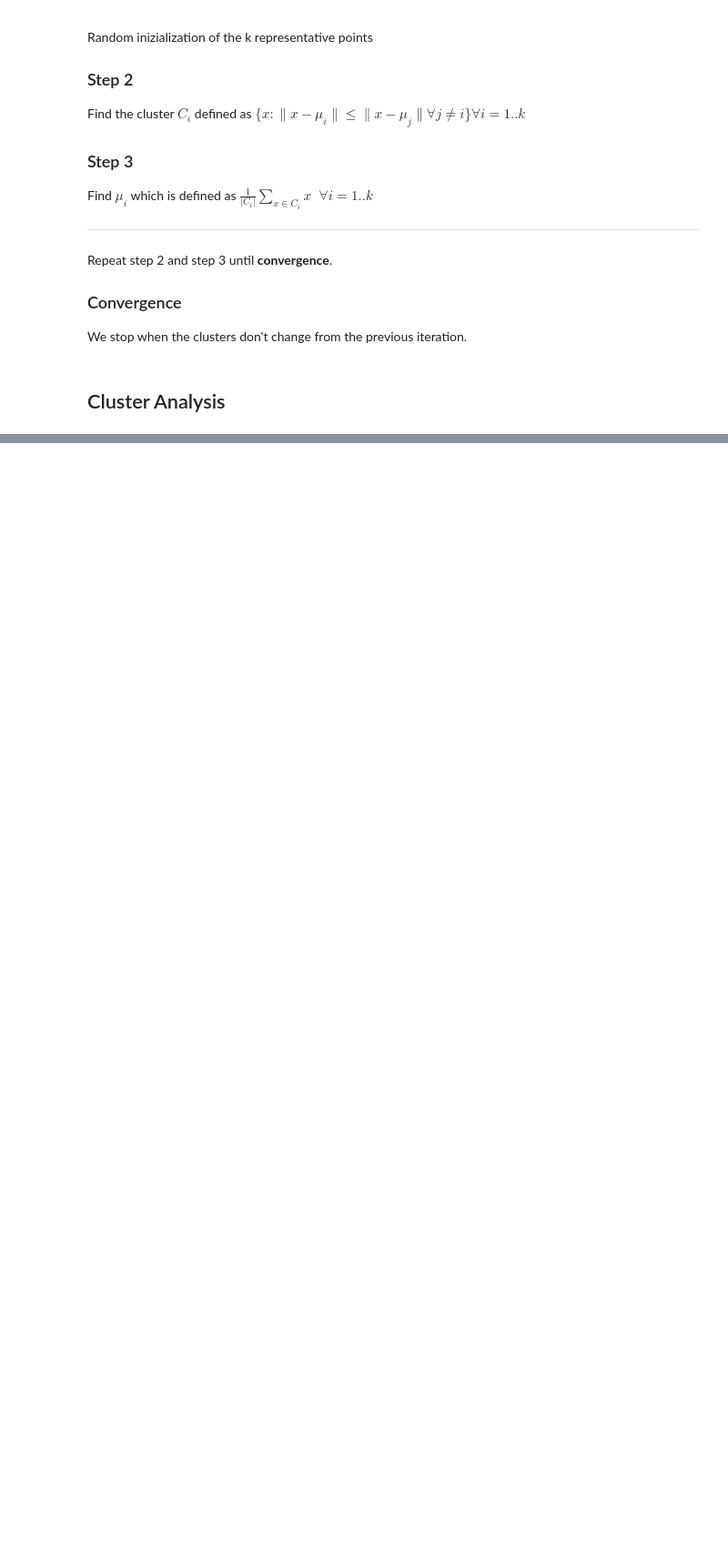
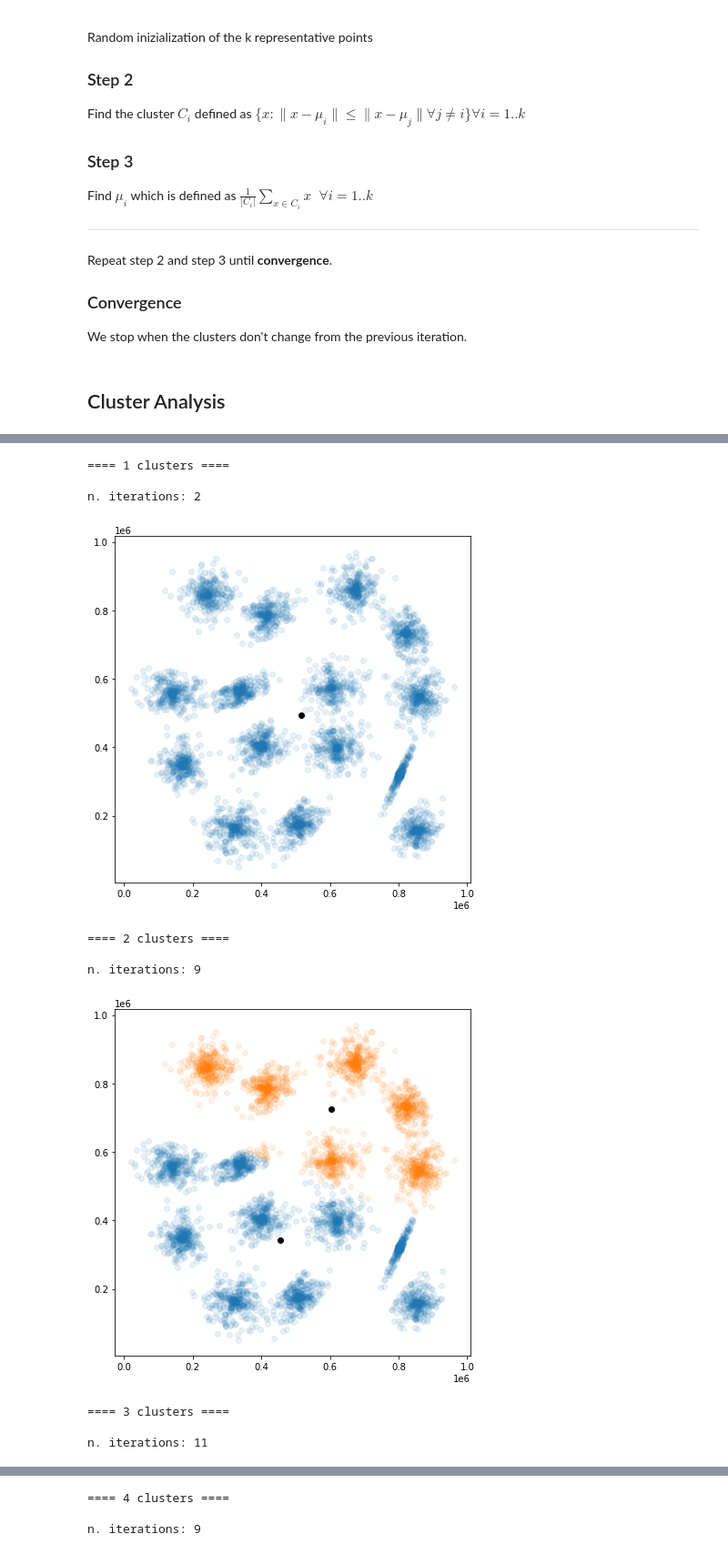
Before and after one commit to domenicocinque/ADM-HW4, a Jupyter notebook: HW4_Q2.ipynb, the cells around one changed output, grey strips where cells are left out. Shown at 91% size. Cells and saved outputs as stored; diff of their text form; code cells hidden in the pictures; blank space fills up the shorter version.

Commit message:
elbow

```diff
--- a/HW4_Q2.ipynb
+++ b/HW4_Q2.ipynb
@@ -320,0 +227,54 @@ df.iloc[i_clusters[0]]
+# %%
+file = open("test.txt", "r")
+matrix = []
+for num in file:
+    row = num.split()
+    row[0] = int(row[0])
+    row[1] = int(row[1])
+    row = np.array(row)
+    matrix.append(row)
+# %%
+def plot_cluster(clusters, centroids):
+    plt.figure(figsize=(7, 7))
+    for i in range(len(clusters)):
+        plt.scatter(np.array(clusters[i])[:, 0], np.array(clusters[i])[:, 1], alpha=0.1)
+    plt.scatter(np.array(centroids)[:, 0], np.array(centroids)[:, 1], color='black')
+    plt.show()
+# %%
+def inertia(matrix, centroid, k):
+    sq_norms = [] #consideranting the norms of xi - muj where i is fixed and j is in range(k)
+    sum_ = 0
+    for i in range(len(matrix)):
+        sq_norms = []
+        for j in range(k):
+            sq_norm = euclidian_dist(matrix[i],centroid[j])**2 # squared norm between xi and muj
+            sq_norms.append(sq_norm) #saving the result in the j-th position of sq_norms array
+        min_sq_norm = min(sq_norms) #considering the minimum norm
+        sum_ += min_sq_norm
+    return sum_ #return inertia
+# %%
+elbow = []
+for k in range(1, 10):
+    print("==== "+str(k)+" clusters ====\n")
+    clusters, representatives, i_clusters = KMeans(k, matrix)
+    plot_cluster(clusters, representatives)
+    inertia_ = inertia(matrix, representatives, k)
+    elbow.append(inertia_)
+
+plt.figure()
+plt.plot(range(1,10), elbow)
+plt.xlabel("Number of cluster")
+plt.ylabel("Inertia")
+plt.show()
+# %% [output]
+==== 1 clusters ====
+
+n. iterations: 2
+[figure, added]
+==== 2 clusters ====
+
+n. iterations: 9
+[figure, added]
+==== 3 clusters ====
+
+n. iterations: 11
@@ -320,0 +282,3 @@ df.iloc[i_clusters[0]]
+==== 4 clusters ====
+
+n. iterations: 9
```
Also changed, not shown: parts of 21 cells of this notebook.
